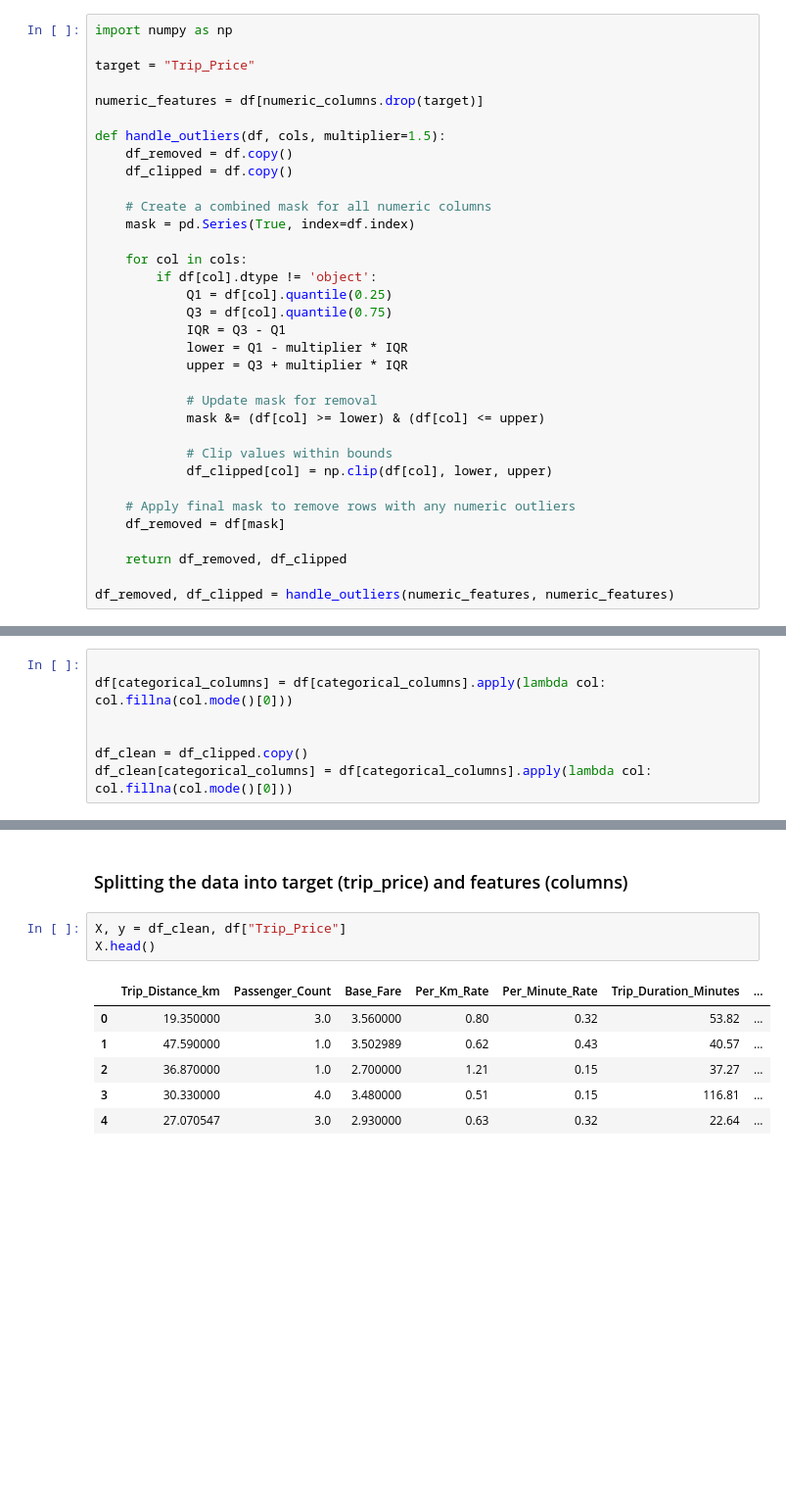
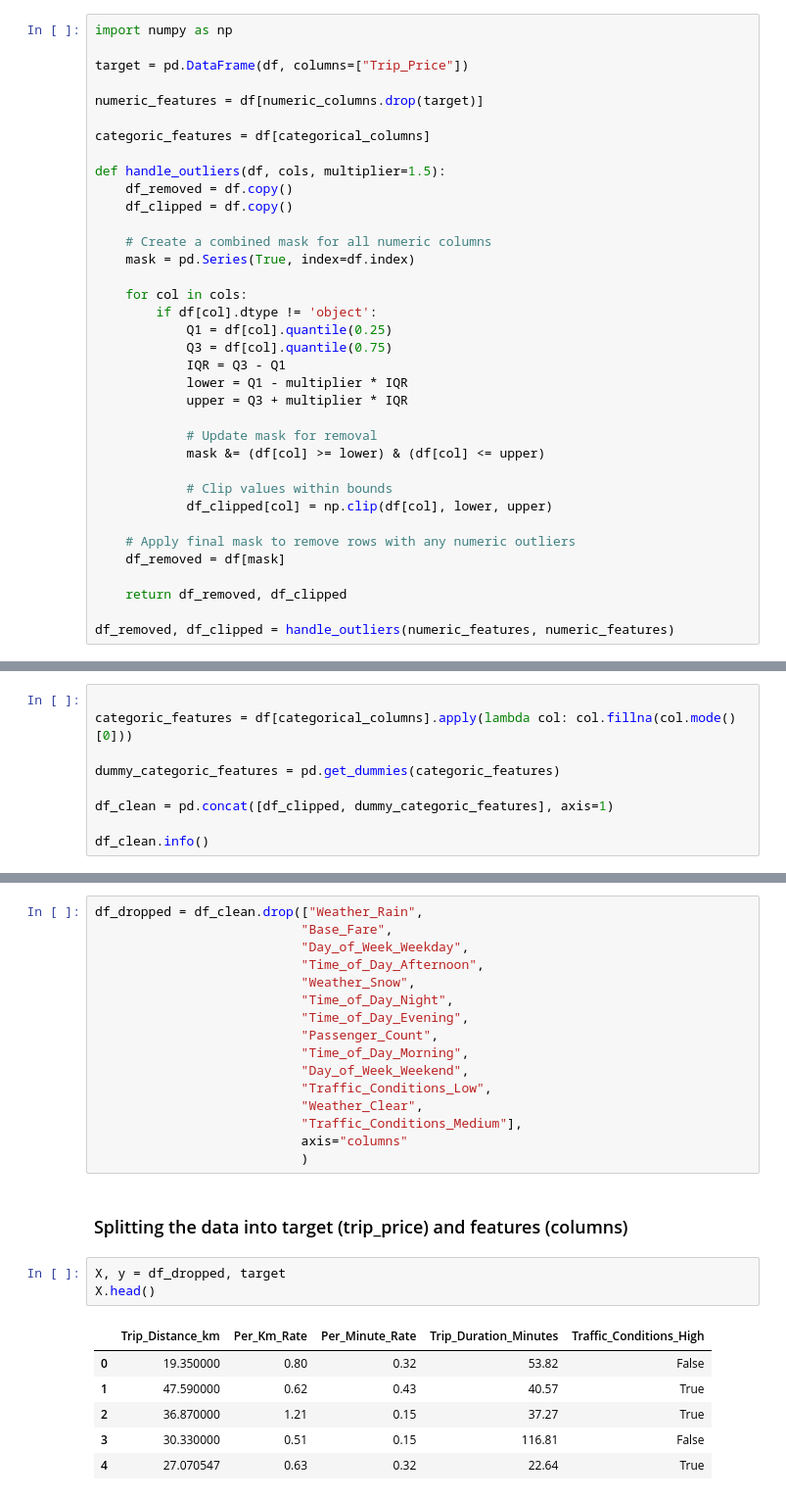
Before and after one commit to StefanLundberg77/taxi-prediction-fullstack-stefan-lundberg-opa24, a Jupyter notebook: explorations/eda.ipynb, the cells around one changed output, grey strips where cells are left out. Shown: that part at 98% size. Drawn from its saved outputs; the diff is of its cells as text; blank space fills up the shorter version.

Commit message:
categorical dummies, feats dropped, X & y divided

```diff
--- a/explorations/eda.ipynb
+++ b/explorations/eda.ipynb
@@ -203,9 +205,11 @@ for col in df[numeric_columns]:
 # %%
 import numpy as np
 
-target = "Trip_Price"
+target = pd.DataFrame(df, columns=["Trip_Price"])
 
 numeric_features = df[numeric_columns.drop(target)]
+
+categoric_features = df[categorical_columns]
 
 def handle_outliers(df, cols, multiplier=1.5):
     df_removed = df.copy()
@@ -258,8 +278,10 @@ dtype: int64
 ### Handling missing values in categorical columns using mode
 # %%
 
-df[categorical_columns] = df[categorical_columns].apply(lambda col: col.fillna(col.mode()[0]))
+categoric_features = df[categorical_columns].apply(lambda col: col.fillna(col.mode()[0]))
 
+dummy_categoric_features = pd.get_dummies(categoric_features)
 
-df_clean = df_clipped.copy()
-df_clean[categorical_columns] = df[categorical_columns].apply(lambda col: col.fillna(col.mode()[0]))
+df_clean = pd.concat([df_clipped, dummy_categoric_features], axis=1)
+
+df_clean.info()
@@ -266,12 +328,28 @@ df_clean[categorical_columns] = df[categorical_columns].apply(lambda col: col.fi
+# %%
+df_dropped = df_clean.drop(["Weather_Rain",
+                           "Base_Fare",
+                           "Day_of_Week_Weekday",
+                           "Time_of_Day_Afternoon",
+                           "Weather_Snow",
+                           "Time_of_Day_Night",
+                           "Time_of_Day_Evening",
+                           "Passenger_Count",
+                           "Time_of_Day_Morning",
+                           "Day_of_Week_Weekend",
+                           "Traffic_Conditions_Low",
+                           "Weather_Clear",
+                           "Traffic_Conditions_Medium"],
+                           axis="columns"
+                           )
 # %% [markdown]
 ### Splitting the data into target (trip_price) and features (columns)
 # %%
-X, y = df_clean, df["Trip_Price"]
+X, y = df_dropped, target
 X.head()
 # %% [output]
-|  | Trip_Distance_km | Passenger_Count | Base_Fare | Per_Km_Rate | Per_Minute_Rate | Trip_Duration_Minutes | ... |
-| 0 | 19.350000 | 3.0 | 3.560000 | 0.80 | 0.32 | 53.82 | ... |
-| 1 | 47.590000 | 1.0 | 3.502989 | 0.62 | 0.43 | 40.57 | ... |
-| 2 | 36.870000 | 1.0 | 2.700000 | 1.21 | 0.15 | 37.27 | ... |
-| 3 | 30.330000 | 4.0 | 3.480000 | 0.51 | 0.15 | 116.81 | ... |
-| 4 | 27.070547 | 3.0 | 2.930000 | 0.63 | 0.32 | 22.64 | ... |
+|  | Trip_Distance_km | Per_Km_Rate | Per_Minute_Rate | Trip_Duration_Minutes | Traffic_Conditions_High |
+| 0 | 19.350000 | 0.80 | 0.32 | 53.82 | False |
+| 1 | 47.590000 | 0.62 | 0.43 | 40.57 | True |
+| 2 | 36.870000 | 1.21 | 0.15 | 37.27 | True |
+| 3 | 30.330000 | 0.51 | 0.15 | 116.81 | False |
+| 4 | 27.070547 | 0.63 | 0.32 | 22.64 | True |
```
Also changed, not shown: parts of 8 cells of this notebook.
